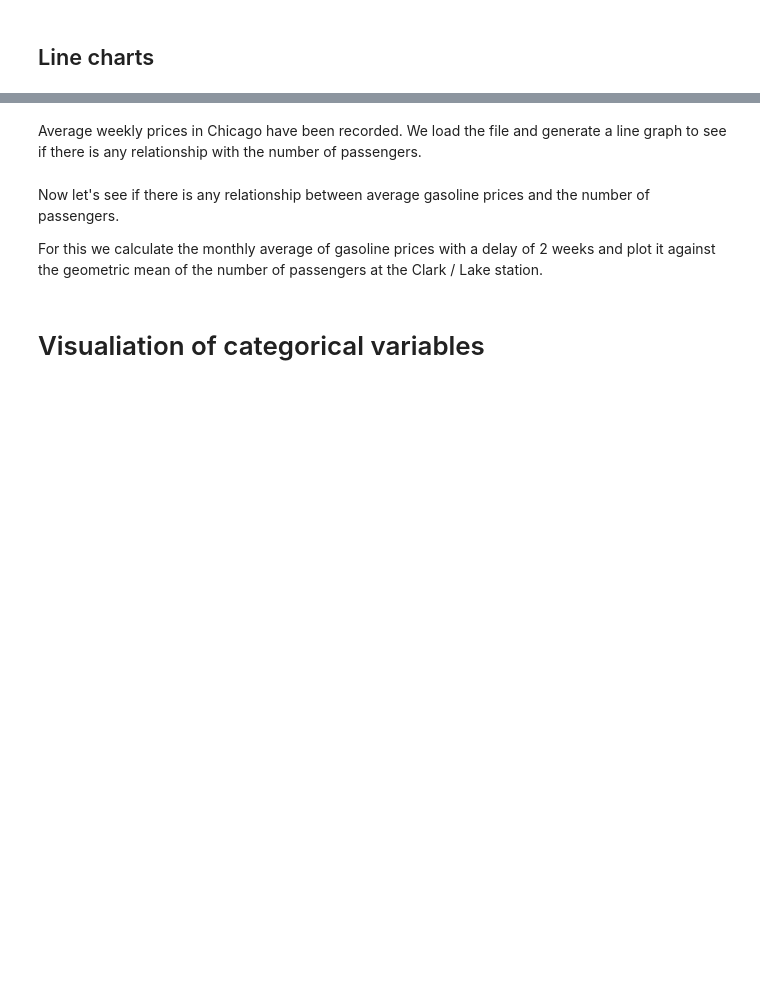
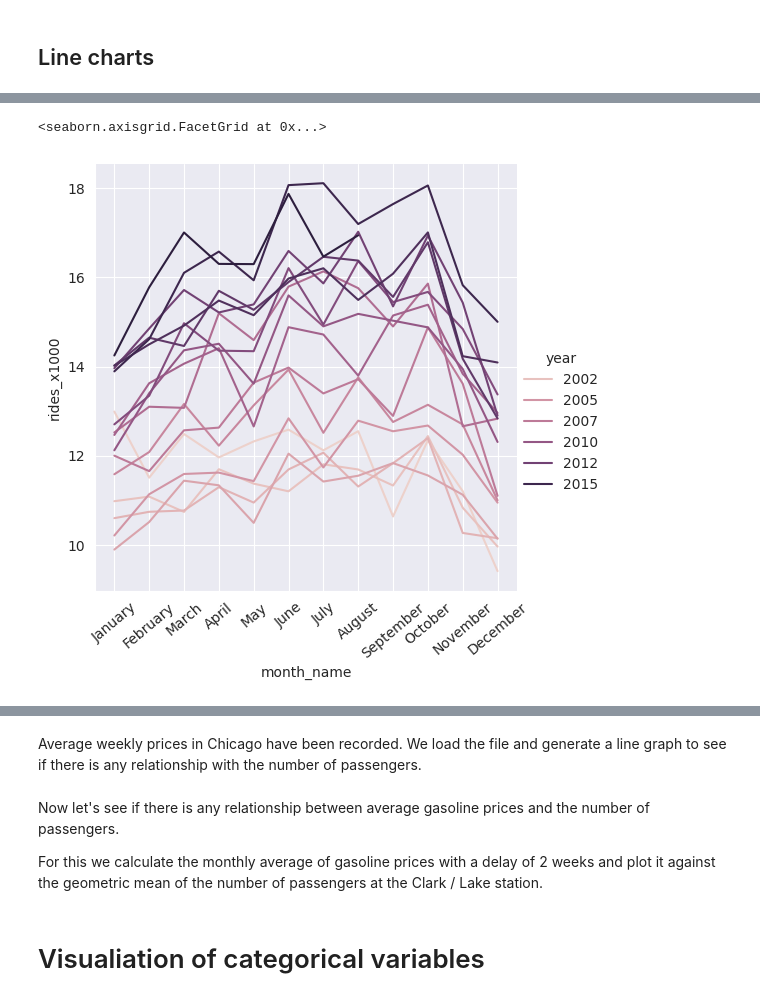
Before and after one commit to jimmynkim/DAEM, a Jupyter notebook: DAEM23_04.ipynb, the cells around one changed output, grey strips where cells are left out. Drawn from its saved outputs; the diff is of its cells as text; code cells hidden in the pictures; blank space fills up the shorter version.

```diff
--- a/DAEM23_04.ipynb
+++ b/DAEM23_04.ipynb
@@ -519,2 +793,5 @@ corr_matrix.loc['Harlem-Lake','Quincy/Wells']
 # %% [markdown]
 ## Line charts
+# %%
+line_plot_data_mean = train_df_cl.resample('M').agg({'rides_x1000':'mean','month_name': max, 'year':max})
+line_plot_data_mean
@@ -520,0 +813,6 @@ corr_matrix.loc['Harlem-Lake','Quincy/Wells']
+# %%
+g = sns.relplot(data=line_plot_data_mean, x='month_name', y='rides_x1000', kind='line', hue='year')
+g.set_xticklabels(rotation=40)
+# %% [output]
+<seaborn.axisgrid.FacetGrid at 0x...>
+[figure, added]
```
Also changed, not shown: parts of 51 cells of this notebook.
